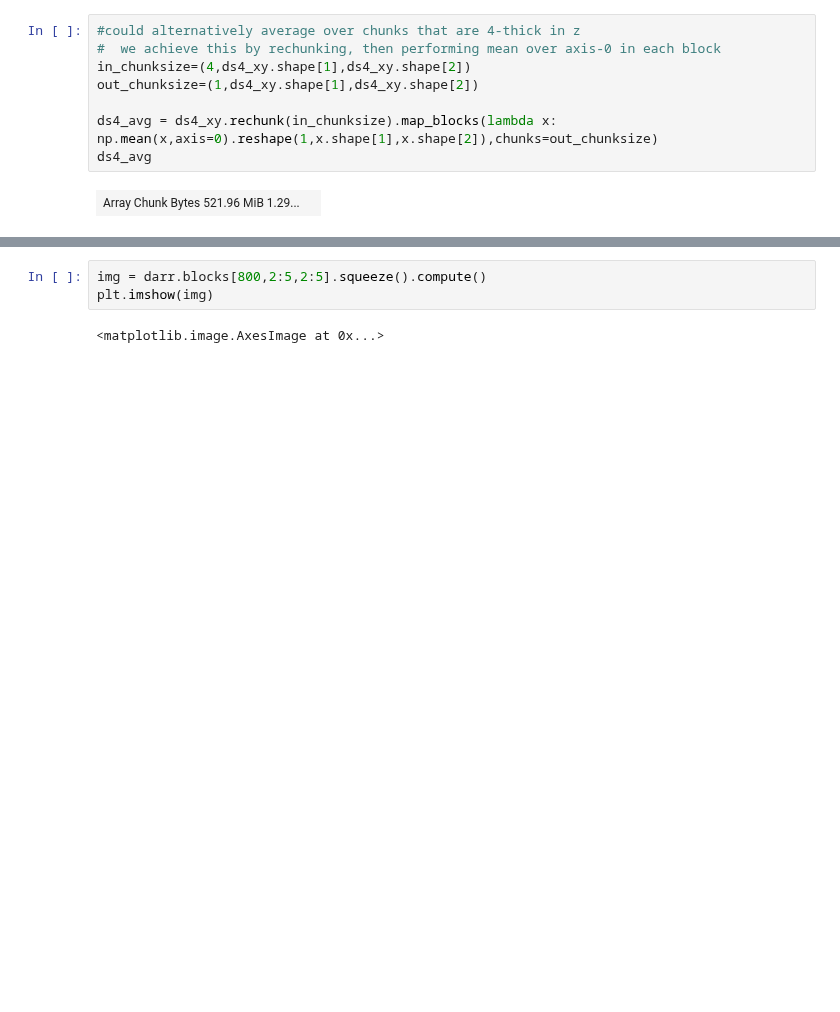
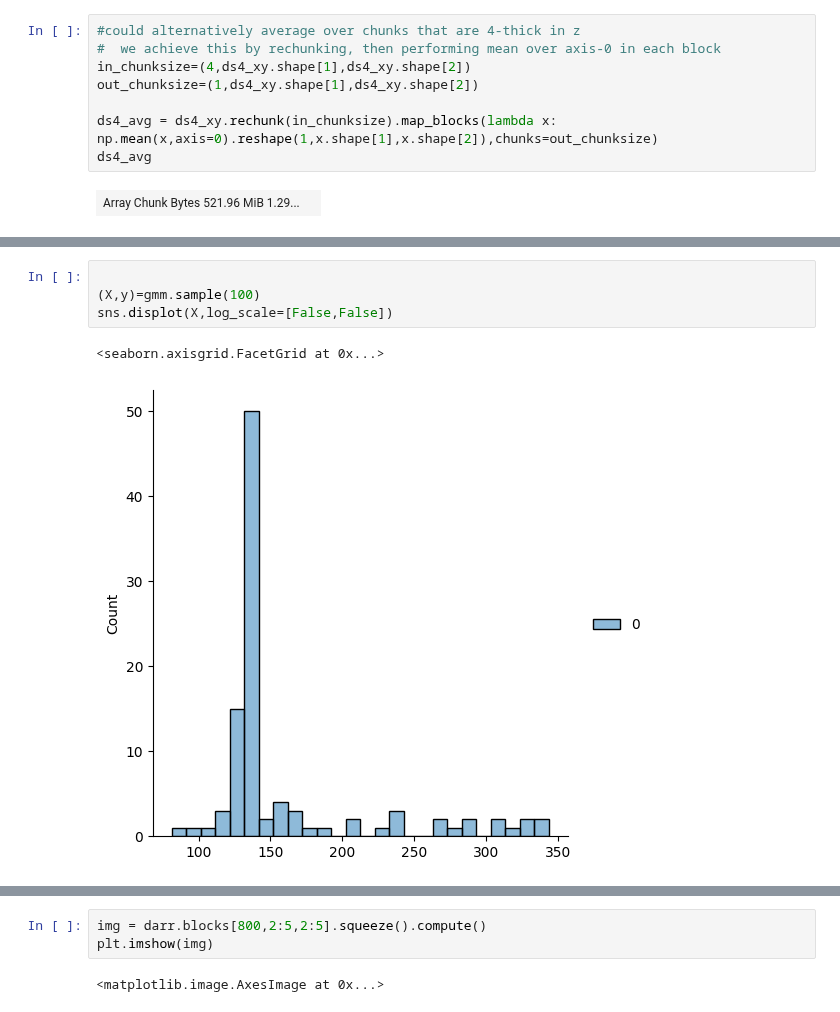
Before and after one commit to khanlab/SPIMquant, a Jupyter notebook: example_notebooks/otsu.ipynb, the cells around one changed output, grey strips where cells are left out. Saved outputs shown, nothing was run; the diff lists cells and outputs as text; blank space fills up the shorter version.

```diff
--- a/example_notebooks/otsu.ipynb
+++ b/example_notebooks/otsu.ipynb
@@ -79,0 +121,7 @@ for c in [2,3,4,5]:
+# %%
+
+(X,y)=gmm.sample(100)
+sns.displot(X,log_scale=[False,False])
+# %% [output]
+<seaborn.axisgrid.FacetGrid at 0x...>
+[figure, added]
```
Also changed, not shown: parts of 19 cells of this notebook, 9 other files.
